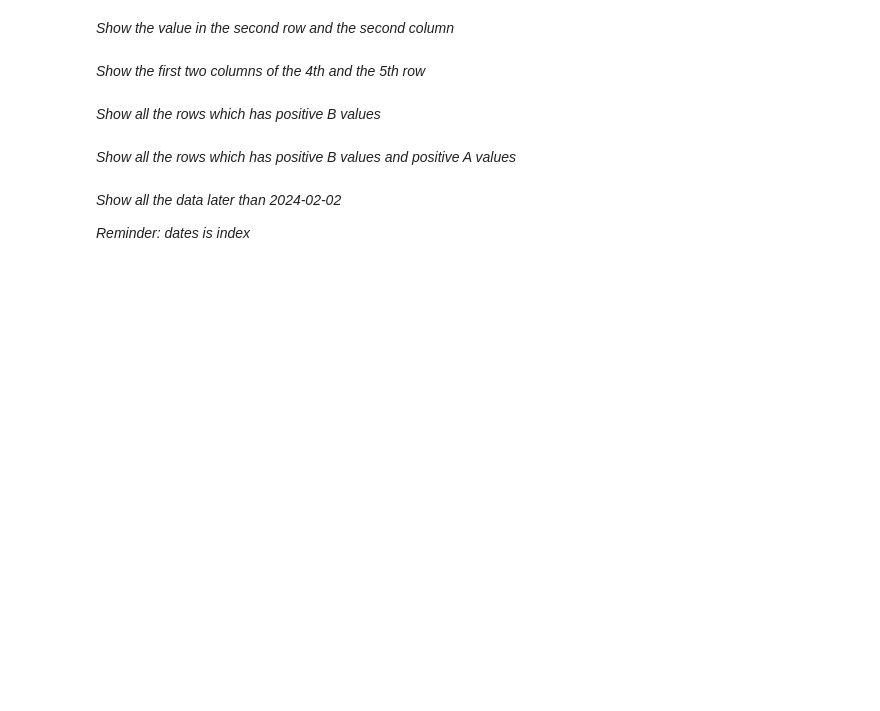
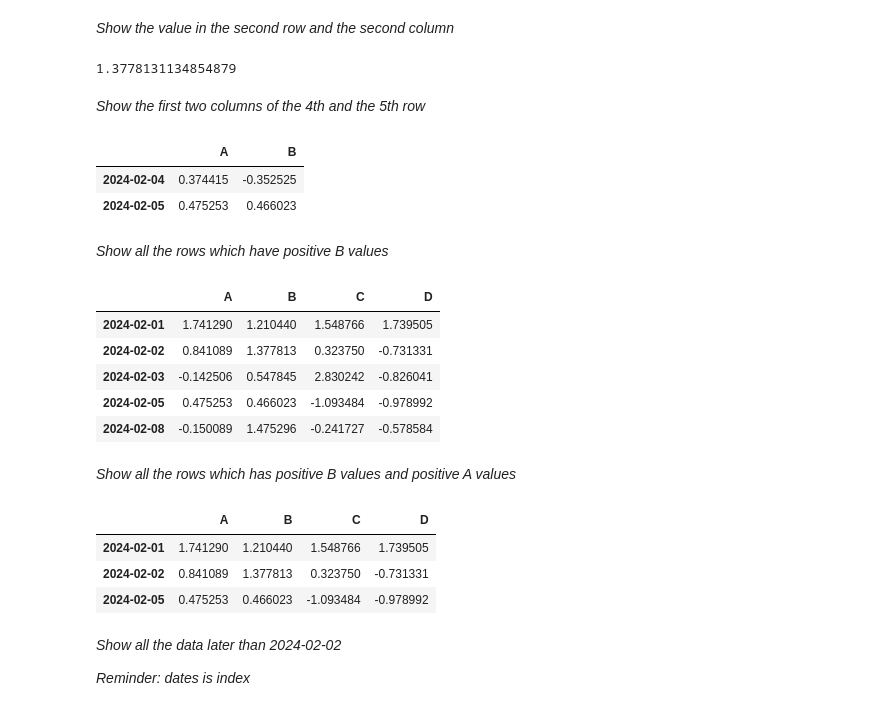
Before and after one commit to mausio/machine_learning_dhbw, a Jupyter notebook: exercises_01/Exercise 02 Working with data in Python.ipynb, the cells around one changed output. Cells and saved outputs as stored; diff of their text form; code cells hidden in the pictures; blank space fills up the shorter version.

```diff
--- a/exercises/Exercise 02 Working with data in Python.ipynb
+++ b/exercises_01/Exercise 02 Working with data in Python.ipynb
@@ -395,11 +550,37 @@ df.loc["2024-02-04", "A"]
 # %% [markdown]
 *Show the value in the second row and the second column*
+# %%
+df.iloc[1,1]
+# %% [output]
+1.3778131134854879
 # %% [markdown]
 *Show the first two columns of the 4th and the 5th row*
+# %%
+df.iloc[3:5, 0:2]
+# %% [output]
+|  | A | B |
+| 2024-02-04 | 0.374415 | -0.352525 |
+| 2024-02-05 | 0.475253 | 0.466023 |
 # %% [markdown]
-*Show all the rows which has positive B values*
+*Show all the rows which have positive B values*
+# %%
+df[df["B"]>0]
+# %% [output]
+|  | A | B | C | D |
+| 2024-02-01 | 1.741290 | 1.210440 | 1.548766 | 1.739505 |
+| 2024-02-02 | 0.841089 | 1.377813 | 0.323750 | -0.731331 |
+| 2024-02-03 | -0.142506 | 0.547845 | 2.830242 | -0.826041 |
+| 2024-02-05 | 0.475253 | 0.466023 | -1.093484 | -0.978992 |
+| 2024-02-08 | -0.150089 | 1.475296 | -0.241727 | -0.578584 |
 # %% [markdown]
 *Show all the rows which has positive B values and positive A values*
+# %%
+df[(df["B"]>0) & (df["A"]>0)]
+# %% [output]
+|  | A | B | C | D |
+| 2024-02-01 | 1.741290 | 1.210440 | 1.548766 | 1.739505 |
+| 2024-02-02 | 0.841089 | 1.377813 | 0.323750 | -0.731331 |
+| 2024-02-05 | 0.475253 | 0.466023 | -1.093484 | -0.978992 |
 # %% [markdown]
 *Show all the data later than 2024-02-02*
 
```
Also changed, not shown: parts of 33 cells of this notebook, 27 other files.
